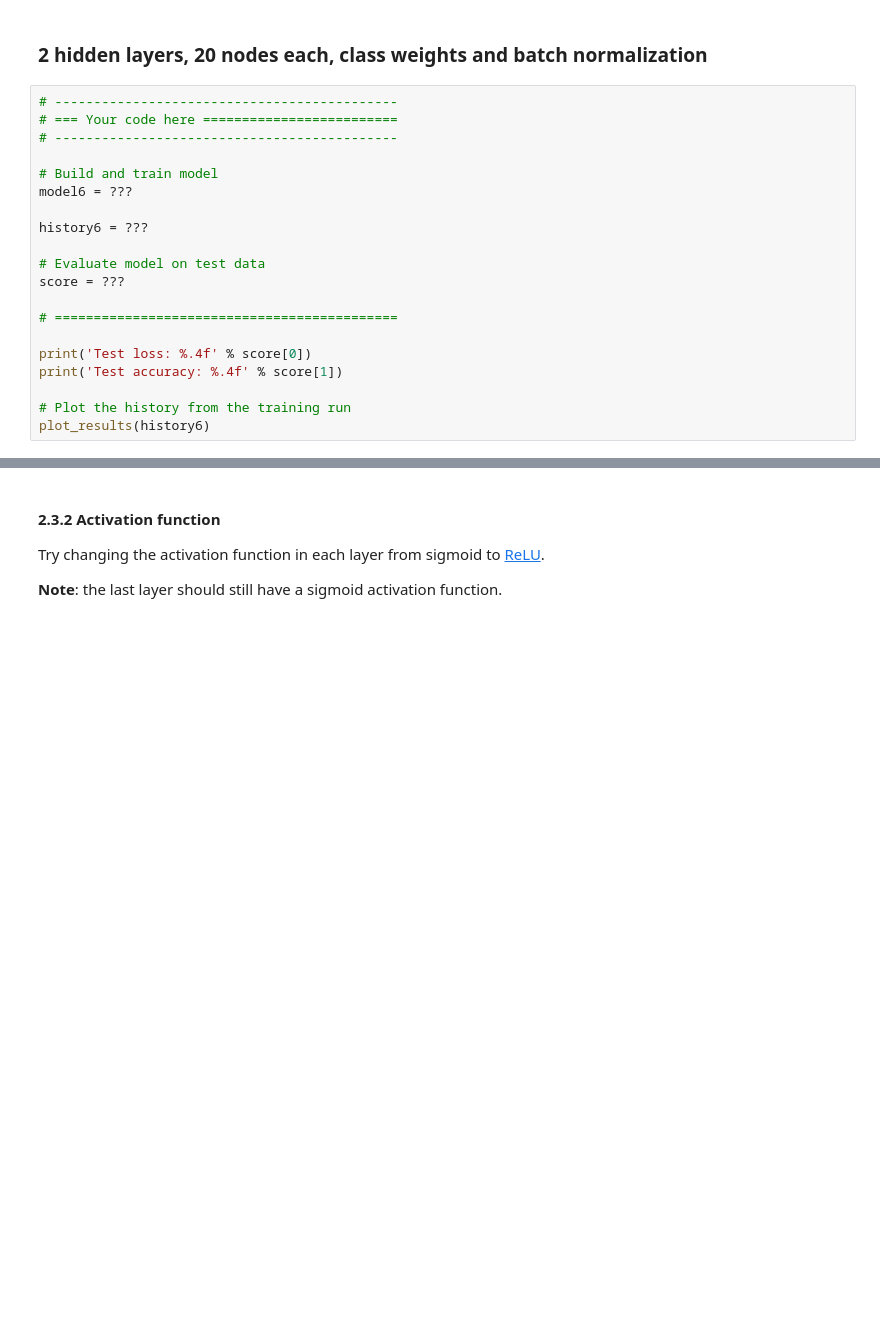
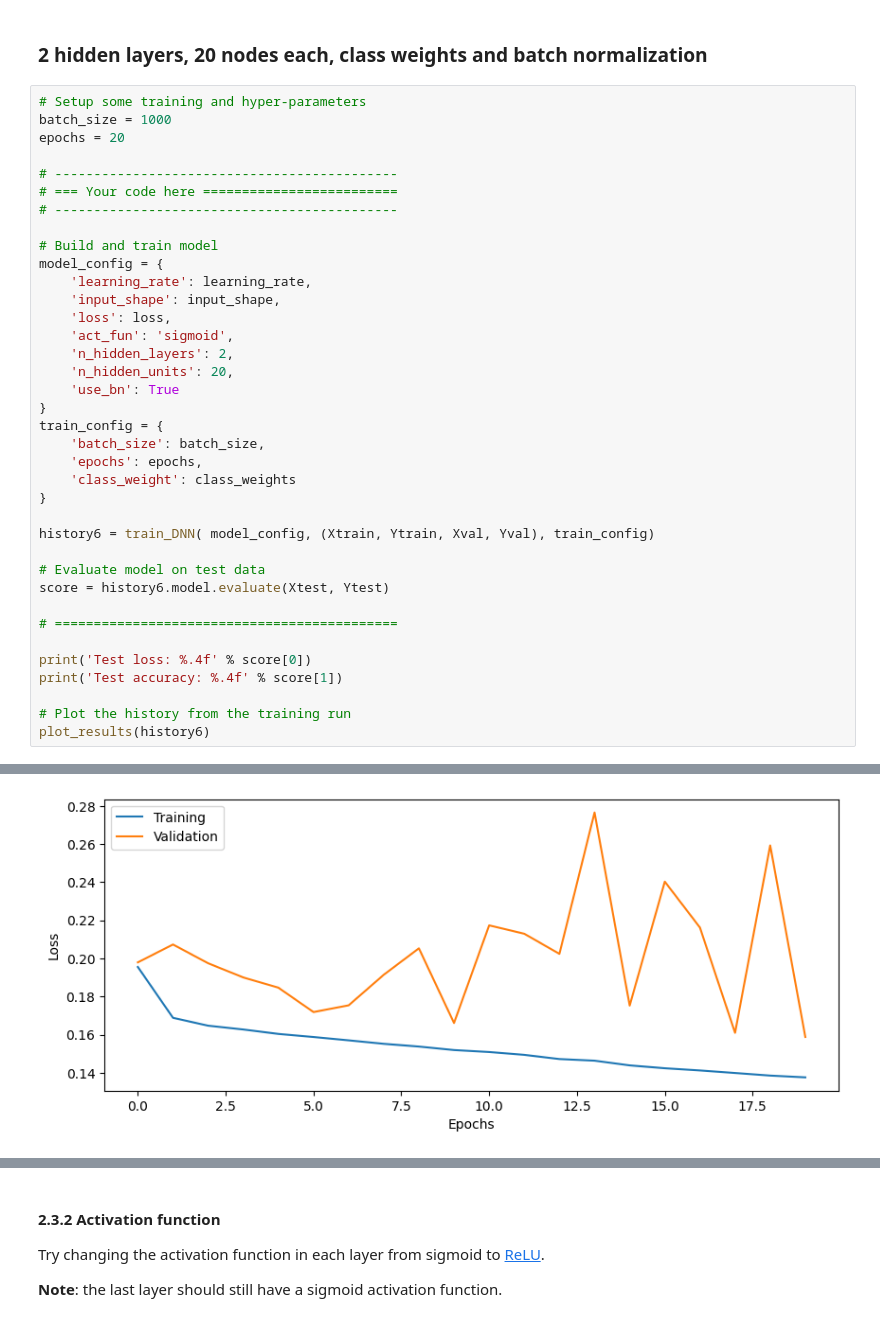
Before and after one commit to jakli758/dl_lab1, a Jupyter notebook: lab2/DNN_Lab.ipynb, the cells around one changed output, grey strips where cells are left out. Drawn from its saved outputs; the diff is of its cells as text; blank space fills up the shorter version.

```diff
--- a/lab2/DNN_Lab.ipynb
+++ b/lab2/DNN_Lab.ipynb
@@ -581,17 +596,34 @@ See the [documentation](https://keras.io/layers/normalization/) for information
 # %% [markdown]
 ### 2 hidden layers, 20 nodes each, class weights and batch normalization
 # %%
+# Setup some training and hyper-parameters
+batch_size = 1000
+epochs = 20
+
 # --------------------------------------------
 # === Your code here =========================
 # --------------------------------------------
 
 # Build and train model
-model6 = ???
+model_config = {
+    'learning_rate': learning_rate,
+    'input_shape': input_shape,
+    'loss': loss,
+    'act_fun': 'sigmoid',
+    'n_hidden_layers': 2,
+    'n_hidden_units': 20,
+    'use_bn': True
+}
+train_config = {
+    'batch_size': batch_size,
+    'epochs': epochs,
+    'class_weight': class_weights
+}
 
-history6 = ???
+history6 = train_DNN( model_config, (Xtrain, Ytrain, Xval, Yval), train_config)
 
 # Evaluate model on test data
-score = ???
+score = history6.model.evaluate(Xtest, Ytest)
 
 # ============================================
 
@@ -600,3 +632,4 @@ print('Test accuracy: %.4f' % score[1])
 
 # Plot the history from the training run
 plot_results(history6)
+# %% [output]
@@ -602,0 +653 @@ plot_results(history6)
+[figure, added]
```
Also changed, not shown: parts of 36 cells of this notebook, 1 other file.
